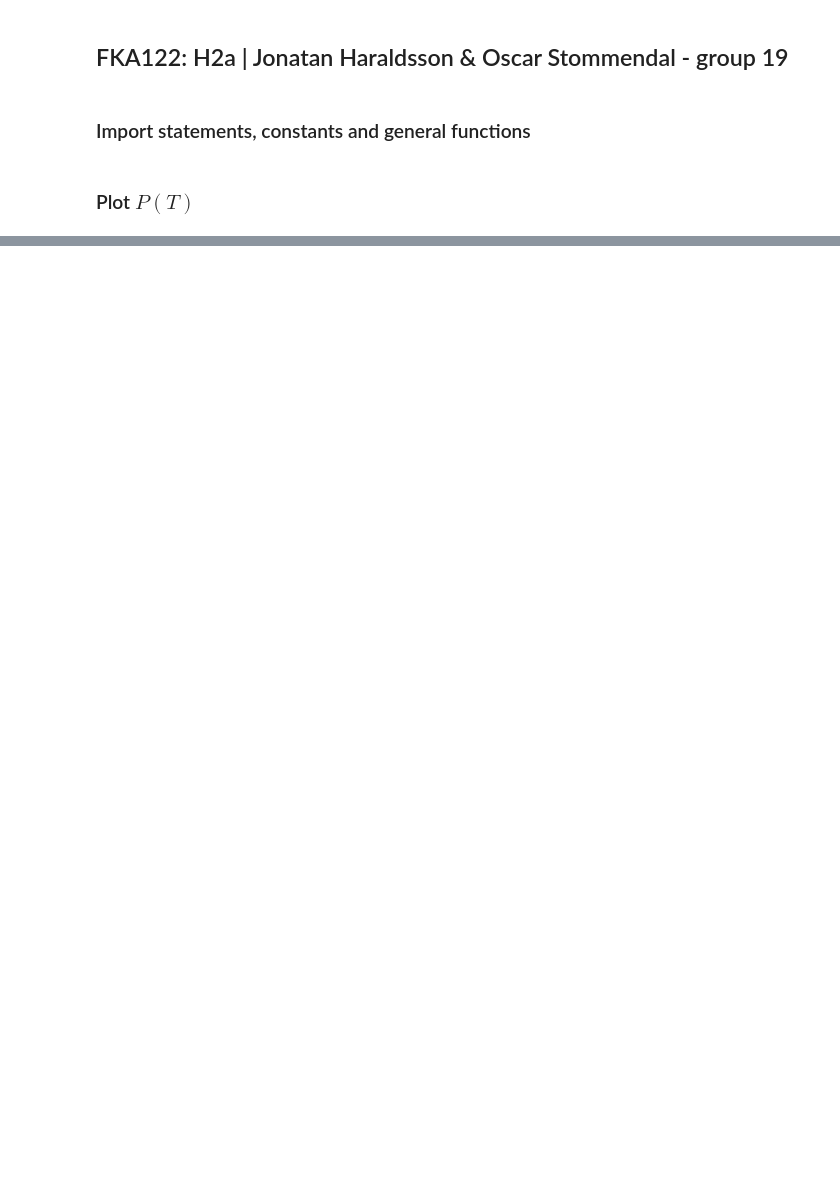
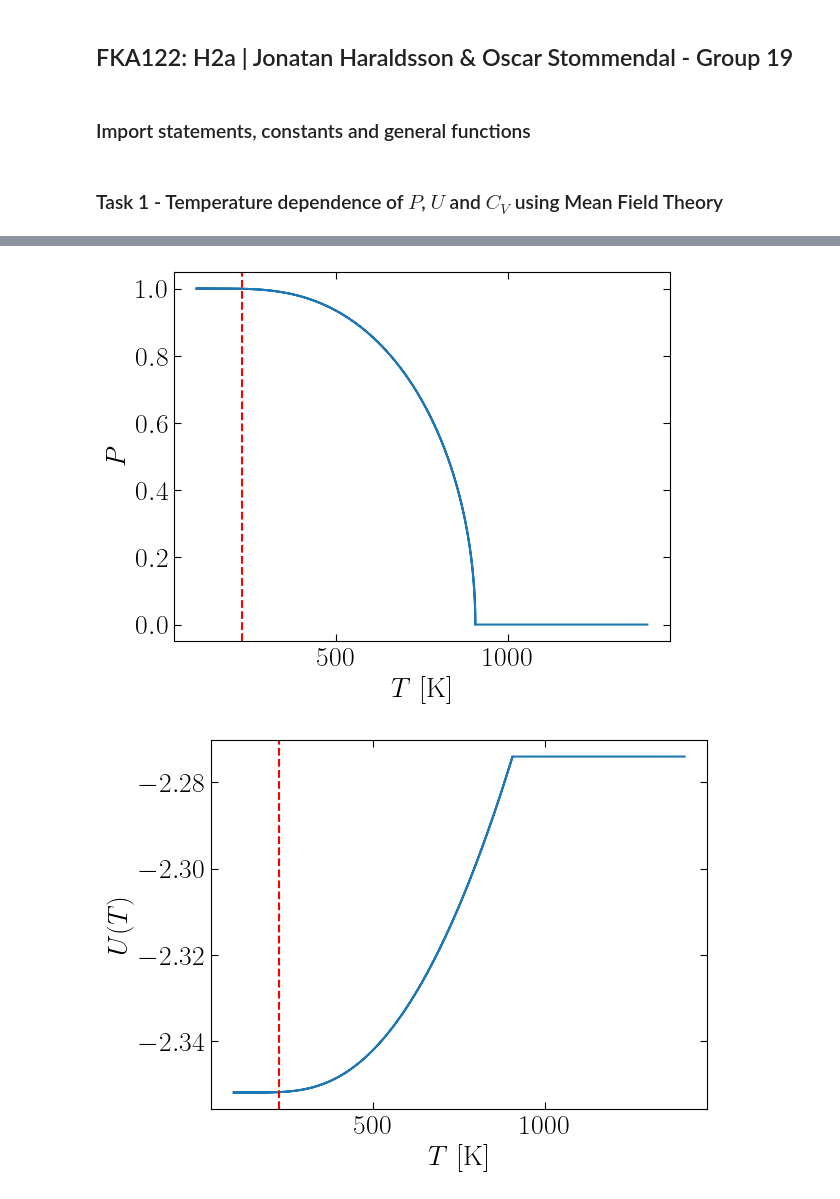
Before and after one commit to stommen/fka122-homeworks, a Jupyter notebook: H2/analyzer.ipynb, the cells around one changed output, grey strips where cells are left out. Cells and saved outputs as stored; diff of their text form; code cells hidden in the pictures; blank space fills up the shorter version.

```diff
--- a/H2/analyzer.ipynb
+++ b/H2/analyzer.ipynb
@@ -1,5 +1,5 @@
 # %% [markdown]
-## FKA122: H2a | Jonatan Haraldsson & Oscar Stommendal - group 19
+## FKA122: H2a | Jonatan Haraldsson & Oscar Stommendal - Group 19
 # %% [markdown]
 ### Import statements, constants and general functions
 # %%
@@ -38,9 +51,6 @@ def read_file(path):
-# %% [markdown]
-### Plot $P(T)$
+# %% [markdown]
+### Task 1 - Temperature dependence of $P$, $U$ and $C_V$ using Mean Field Theory
 # %%
-
-# Plot inside the notebook
-matplotlib.use('nbagg')
 
 path = 'data/task_1/P_T.csv'
 data = np.loadtxt(path, delimiter=',')
@@ -85,0 +90,2 @@ plt.show()
+[figure, added]
+[figure, added]
```
Also changed, not shown: parts of 8 cells of this notebook, 21 other files.
